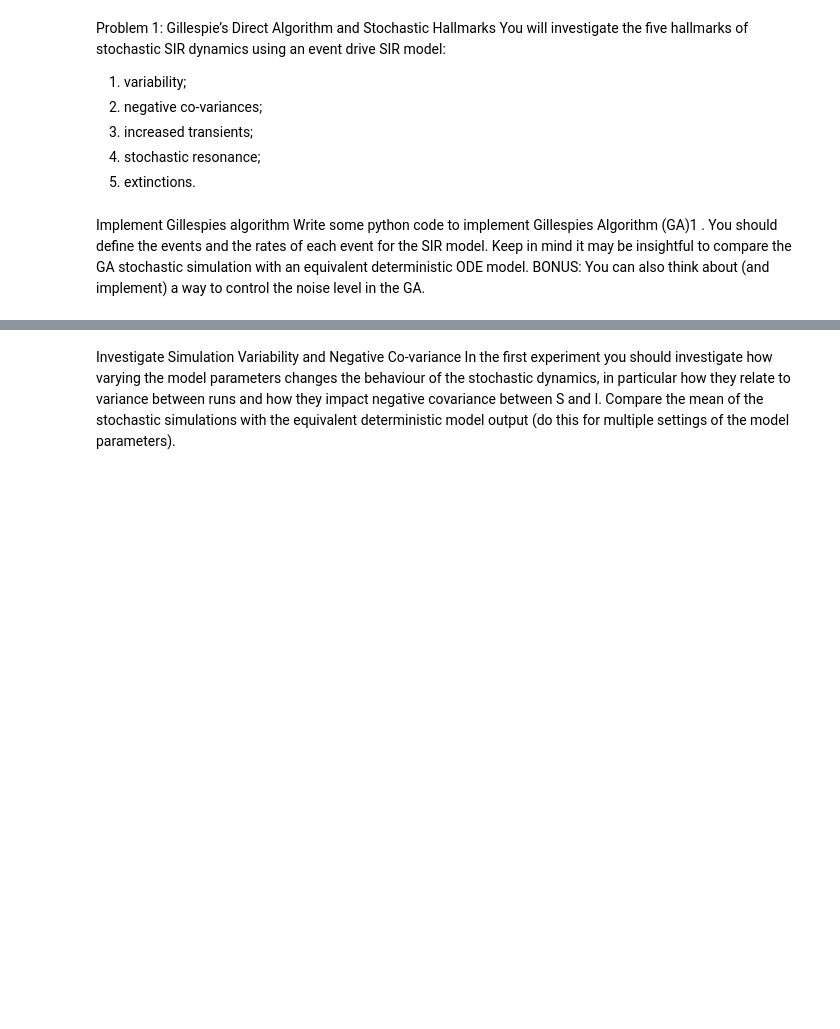
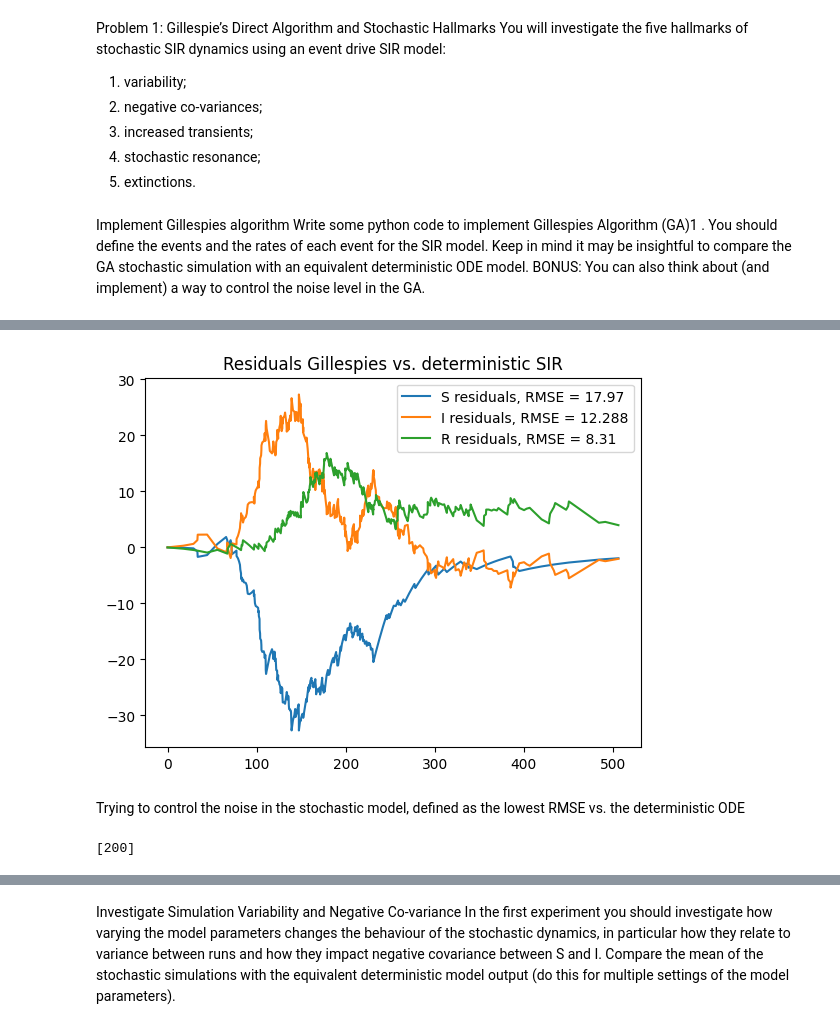
Before and after one commit to NitaiNijholt/CLSassignment2, a Jupyter notebook: assignment2.ipynb, the cells around one changed output, grey strips where cells are left out. Saved outputs shown, nothing was run; the diff lists cells and outputs as text; code cells hidden in the pictures; blank space fills up the shorter version.

```diff
--- a/assignment2.ipynb
+++ b/assignment2.ipynb
@@ -94,0 +125,13 @@ plt.show()
+# %%
+# plottings residuals & MSE
+plt.plot(t, np.subtract(S, y[:,0]), label = f'S residuals, RMSE = {round(RMSE(S, y[:,0]),3)}')
+plt.plot(t, np.subtract(I, y[:,1]), label = f'I residuals, RMSE = {round(RMSE(I, y[:,1]),3)}')
+plt.plot(t, np.subtract(R, y[:,2]), label = f'R residuals, RMSE = {round(RMSE(R, y[:,2]),3)}')
+plt.title('Residuals Gillespies vs. deterministic SIR')
+plt.legend()
+plt.savefig('Residuals Gillespies vs. deterministic SIR.png')
+plt.show()
+# %% [output]
+[figure, added]
+# %% [markdown]
+Trying to control the noise in the stochastic model, defined as the lowest RMSE vs. the deterministic ODE
@@ -94,0 +153,4 @@ plt.show()
+# %%
+S_init
+# %% [output]
+[200]
```
Also changed, not shown: parts of 22 cells of this notebook, 1 other file.
